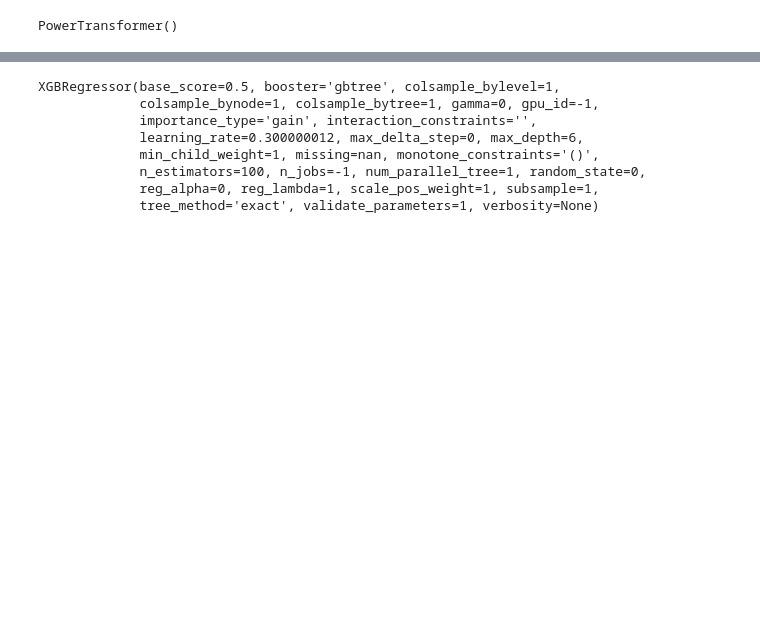
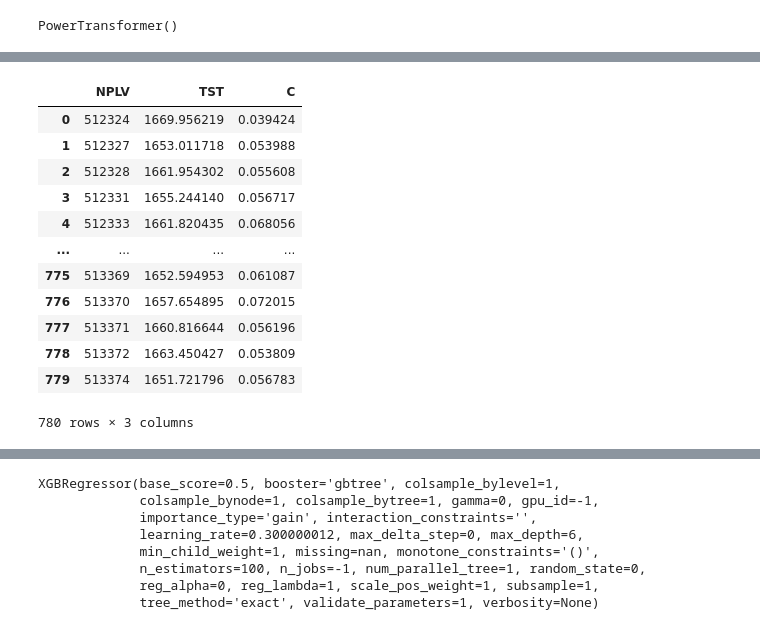
Before and after one commit to i-vainn/evraz_ai_hack, a Jupyter notebook: plavki/modeling2.ipynb, the cells around one changed output, grey strips where cells are left out. Drawn from its saved outputs; the diff is of its cells as text; code cells hidden in the pictures; blank space fills up the shorter version.

```diff
--- a/plavki/modeling2.ipynb
+++ b/plavki/modeling2.ipynb
@@ -183,0 +209,4 @@ models = [
+# %%
+reses = []
+cols = []
+metrics = []
@@ -213,0 +358,16 @@ Learning rate set to 0.081274
+# %%
+res
+# %% [output]
+|  | NPLV | TST | C |
+| 0 | 512324 | 1669.956219 | 0.039424 |
+| 1 | 512327 | 1653.011718 | 0.053988 |
+| 2 | 512328 | 1661.954302 | 0.055608 |
+| 3 | 512331 | 1655.244140 | 0.056717 |
+| 4 | 512333 | 1661.820435 | 0.068056 |
+| ... | ... | ... | ... |
+| 775 | 513369 | 1652.594953 | 0.061087 |
+| 776 | 513370 | 1657.654895 | 0.072015 |
+| 777 | 513371 | 1660.816644 | 0.056196 |
+| 778 | 513372 | 1663.450427 | 0.053809 |
+| 779 | 513374 | 1651.721796 | 0.056783 |
+780 rows × 3 columns
```
Also changed, not shown: parts of 26 cells of this notebook, 15 other files.
